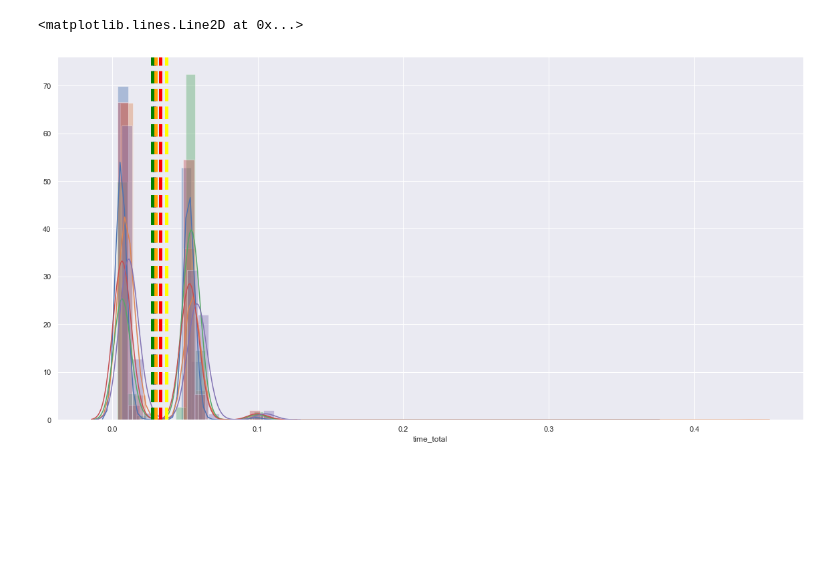
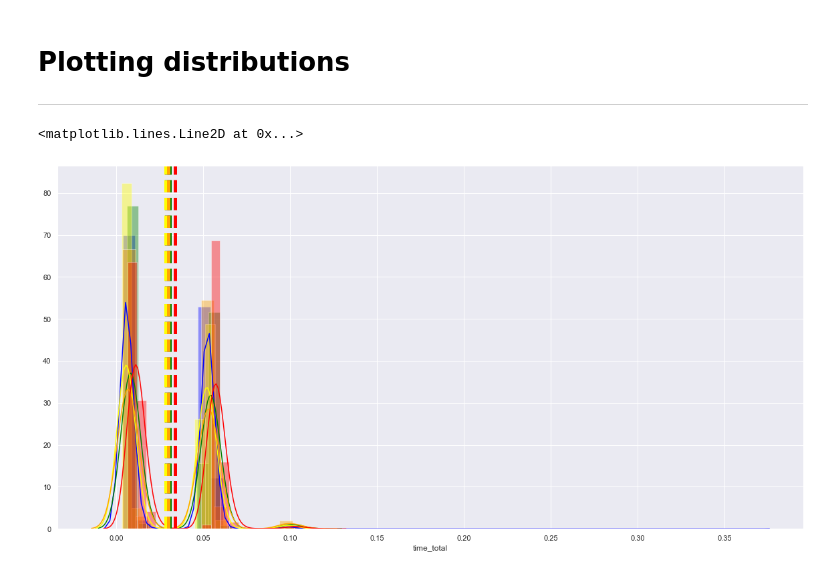
Before and after one commit to loicmiller/secure-workflow, a Jupyter notebook: movie-workflow/measurements/request-time/request-time-stats.ipynb, the cells around one changed output. Drawn from its saved outputs; the diff is of its cells as text; code cells hidden in the pictures; blank space fills up the shorter version.

Commit message:
Stats + new measures + name update for deployment

```diff
--- a/movie-workflow/measurements/request-time/request-time-stats.ipynb
+++ b/movie-workflow/measurements/request-time/request-time-stats.ipynb
@@ -138,0 +348,3 @@ sns.distplot(df_opa_bulked_up_100["time_total"])
+# %% [markdown]
+# Plotting distributions
+***
@@ -139,15 +378,17 @@ sns.distplot(df_opa_bulked_up_100["time_total"])
 # %%
+# Distplot with means comparing all policy deployments
+# The two bumps in each distribution correspond respectively to intra/inter region communications
 plt.figure()
-ax1 = sns.distplot(df_no_opa["time_total"])
-ax2 = sns.distplot(df_opa_all_allow["time_total"])
-ax3 = sns.distplot(df_opa_minimal["time_total"])
-ax4 = sns.distplot(df_opa_bulked_up_100["time_total"])
-ax5 = sns.distplot(df_opa_bulked_up_1000["time_total"])
+ax1 = sns.distplot(df_no_opa["time_total"], color='blue')
+ax2 = sns.distplot(df_opa_all_allow["time_total"], color='green')
+ax3 = sns.distplot(df_opa_minimal["time_total"], color='yellow')
+ax4 = sns.distplot(df_opa_bulked_up_100["time_total"], color='orange')
+ax5 = sns.distplot(df_opa_bulked_up_1000["time_total"], color='red')
 plt.axvline(np.mean(df_no_opa["time_total"]), color='blue', linestyle='dashed', linewidth=5)
 plt.axvline(np.mean(df_opa_all_allow["time_total"]), color='green', linestyle='dashed', linewidth=5)
 plt.axvline(np.mean(df_opa_minimal["time_total"]), color='yellow', linestyle='dashed', linewidth=5)
 plt.axvline(np.mean(df_opa_bulked_up_100["time_total"]), color='orange', linestyle='dashed', linewidth=5)
 plt.axvline(np.mean(df_opa_bulked_up_1000["time_total"]), color='red', linestyle='dashed', linewidth=5)
 # %% [output]
 <matplotlib.lines.Line2D at 0x...>
-[figure, old version]
+[figure, new version]
```
Also changed, not shown: parts of 33 cells of this notebook, 9 other files.
